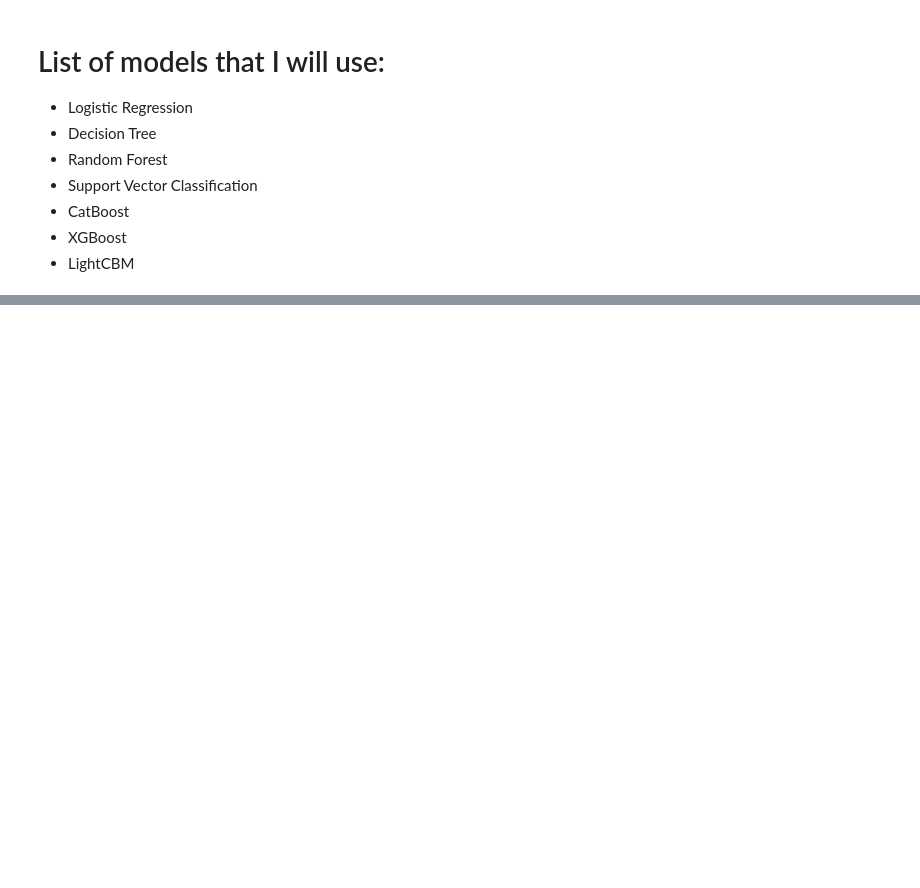
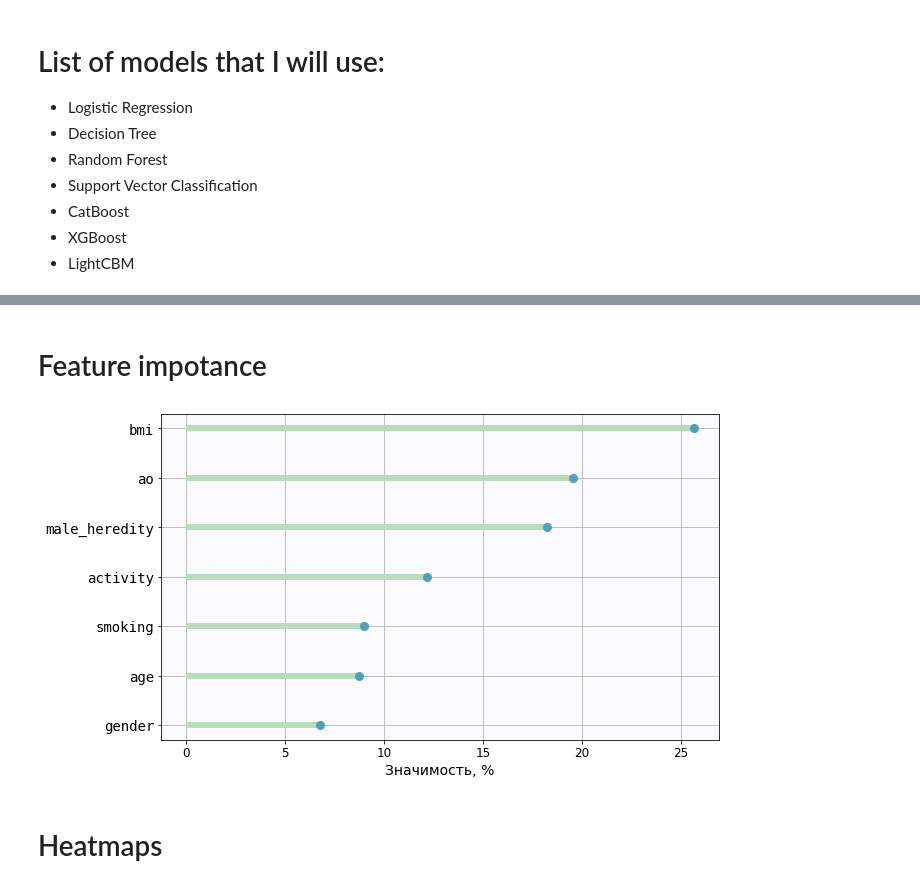
Before and after one commit to Khlebovich-Alexandra/Course-Work, a Jupyter notebook: test_models.ipynb, the cells around one changed output, grey strips where cells are left out. Cells and saved outputs as stored; diff of their text form; code cells hidden in the pictures; blank space fills up the shorter version.

Commit message:
Add new visualisation

```diff
--- a/test_models.ipynb
+++ b/test_models.ipynb
@@ -199,0 +219,48 @@ print(tabulate(table, headers=['', 'Old Data', 'New Data', 'Crosstab Validate',
+# %% [markdown]
+# Feature impotance
+# %%
+fontsize = 14
+# %%
+def draw_feature_impot_catboost(boosting_cls, xlabel='', ylabel='',
+                       save=False, name=None, show=True):
+    lst_zip = list(zip(boosting_cls.feature_names_,
+                       boosting_cls.feature_importances_))
+    lst_zip = sorted(lst_zip, key=lambda tup: tup[1], reverse=True)
+
+    impot_features = []
+    for tup in lst_zip:
+        impot_features.append(tup[0])
+    impot_features.reverse()
+    impot_features
+
+    plt.figure(figsize=(10, 6))
+
+    # Reorder it following the values:
+    my_range=range(1,len(lst_zip)+1)
+
+    # Horisontal version
+    plt.hlines(y=my_range, xmin=0, xmax=sorted(boosting_cls.feature_importances_),
+               color='#badcbe', linewidth=6.0)
+    plt.plot(sorted(boosting_cls.feature_importances_),
+             my_range, "o", ms=8, color='#549ebb')
+    plt.xticks(fontsize=fontsize-2)
+    plt.ylabel(ylabel, fontsize=fontsize)
+    plt.xlabel(xlabel, fontsize=fontsize)
+    ax = plt.gca()
+    plt.yticks(my_range, impot_features, #fontstyle='italic',
+               fontsize=fontsize, fontfamily='monospace')
+    plt.grid(True)
+    ax.set_facecolor('#fbfbfe')
+    if save:
+        if name is None:
+            name = 'img.png'
+        plt.savefig(name, edgecolor='none', bbox_inches='tight')
+    if show:
+        plt.show()
+# %%
+draw_feature_impot_catboost(list_of_cls[-1], xlabel='Значимость, %',
+                            save=True, name='graphs/feature_impotance.png')
+# %% [output]
+[figure, added]
+# %% [markdown]
+# Heatmaps
```
Also changed, not shown: parts of 23 cells of this notebook, 6 other files.
